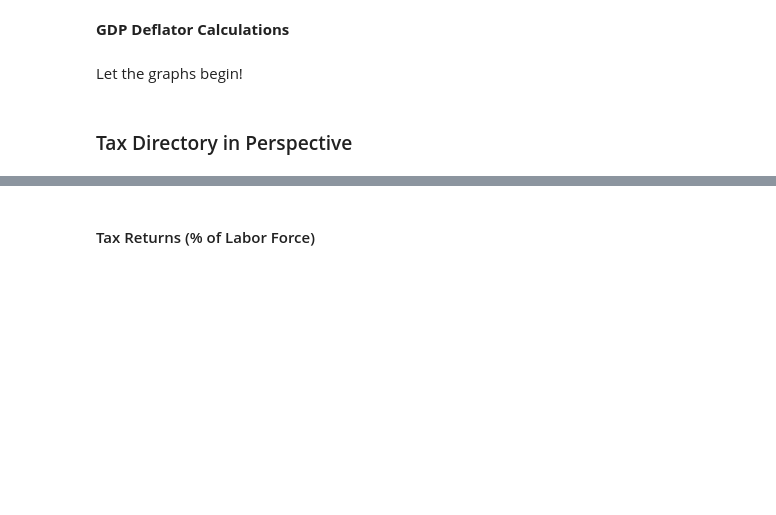
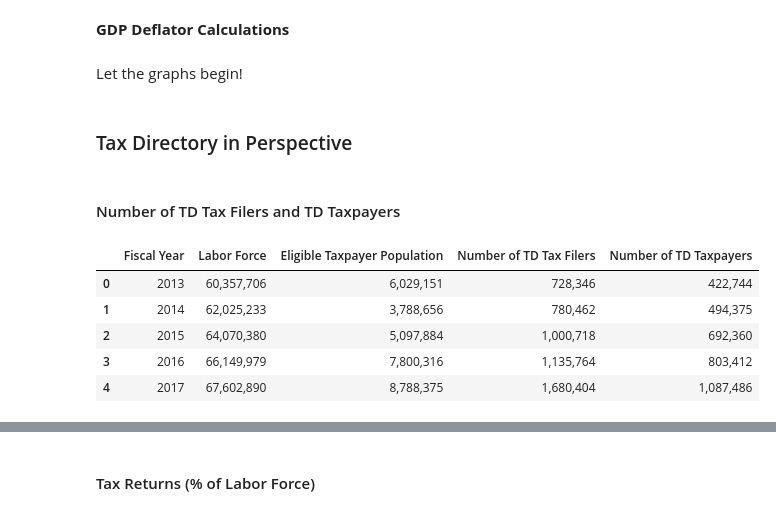
Before and after one commit to ali-aka-ahmed/DistributionalNationalAccounts-Pakistan, a Jupyter notebook: data_files/TaxCalculations.ipynb, the cells around one changed output, grey strips where cells are left out. Cells and saved outputs as stored; diff of their text form; code cells hidden in the pictures; blank space fills up the shorter version.

```diff
--- a/data_files/TaxCalculations.ipynb
+++ b/data_files/TaxCalculations.ipynb
@@ -181,6 +185,12 @@ def calculate_taxable_income(tax_paid, tax_levels, top_rate):
 # %%
 labor_force_total = pd.read_excel("./miscData/labor_force_total.xls")
 national_income = pd.read_excel("./miscData/national_income.xlsx")
+# %%
+lf2012 = int_average(labor_force_total["2012"][1], labor_force_total["2013"][1])
+lf2013 = int_average(labor_force_total["2013"][1], labor_force_total["2014"][1])
+lf2014 = int_average(labor_force_total["2014"][1], labor_force_total["2015"][1])
+lf2015 = int_average(labor_force_total["2015"][1], labor_force_total["2016"][1])
+lf2016 = int_average(labor_force_total["2016"][1], labor_force_total["2017"][1])
 # %% [markdown]
 ### 2012 - 2013
 # %% [markdown]
@@ -763,3 +770,30 @@ gdpd_2016 = np.mean([list(gdp[gdp["year"] == 2016]["gdp_index_2017"])[0],
 Let the graphs begin!
 # %% [markdown]
 ### Tax Directory in Perspective
+# %% [markdown]
+#### Number of TD Tax Filers and TD Taxpayers
+# %%
+lf2012_t10 = int(int_average(labor_force_total["2012"][1], labor_force_total["2013"][1])*(1 - 0.900109657512))
+lf2013_t10 = int(int_average(labor_force_total["2013"][1], labor_force_total["2014"][1])*(1 - 0.938917499403))
+lf2014_t10 = int(int_average(labor_force_total["2014"][1], labor_force_total["2015"][1])*(1 - 0.920433052892))
+lf2015_t10 = int(int_average(labor_force_total["2015"][1], labor_force_total["2016"][1])*(1 - 0.882081344677))
+lf2016_t10 = int(int_average(labor_force_total["2016"][1], labor_force_total["2017"][1])*(1 - 0.87)) # estimate
+
+d = {
+    'Fiscal Year': ["2013", "2014", "2015", "2016", "2017"],
+    'Labor Force': [format_number(x) for x in [lf2012, lf2013, lf2014, lf2015, lf2016]],
+    'Eligible Taxpayer Population': [format_number(x) for x in [lf2012_t10, lf2013_t10, lf2014_t10, lf2015_t10, lf2016_t10]],
+    'Number of TD Tax Filers': [format_number(x) for x in [num_filers_2012_13, num_filers_2013_14, num_filers_2014_15, num_filers_2015_16, num_filers_2016_17]],
+    'Number of TD Taxpayers': [format_number(x) for x in [num_taxpayers_2012_13, num_taxpayers_2013_14, num_taxpayers_2014_15, num_taxpayers_2015_16, num_taxpayers_2016_17]]
+}
+
+tax_numbers = pd.DataFrame(data=d)
+tax_numbers = tax_numbers[["Fiscal Year", "Labor Force", "Eligible Taxpayer Population", "Number of TD Tax Filers", "Number of TD Taxpayers"]]
+tax_numbers
+# %% [output]
+|  | Fiscal Year | Labor Force | Eligible Taxpayer Population | Number of TD Tax Filers | Number of TD Taxpayers |
+| 0 | 2013 | 60,357,706 | 6,029,151 | 728,346 | 422,744 |
+| 1 | 2014 | 62,025,233 | 3,788,656 | 780,462 | 494,375 |
+| 2 | 2015 | 64,070,380 | 5,097,884 | 1,000,718 | 692,360 |
+| 3 | 2016 | 66,149,979 | 7,800,316 | 1,135,764 | 803,412 |
+| 4 | 2017 | 67,602,890 | 8,788,375 | 1,680,404 | 1,087,486 |
```
Also changed, not shown: parts of 15 cells of this notebook, 20 other files.
